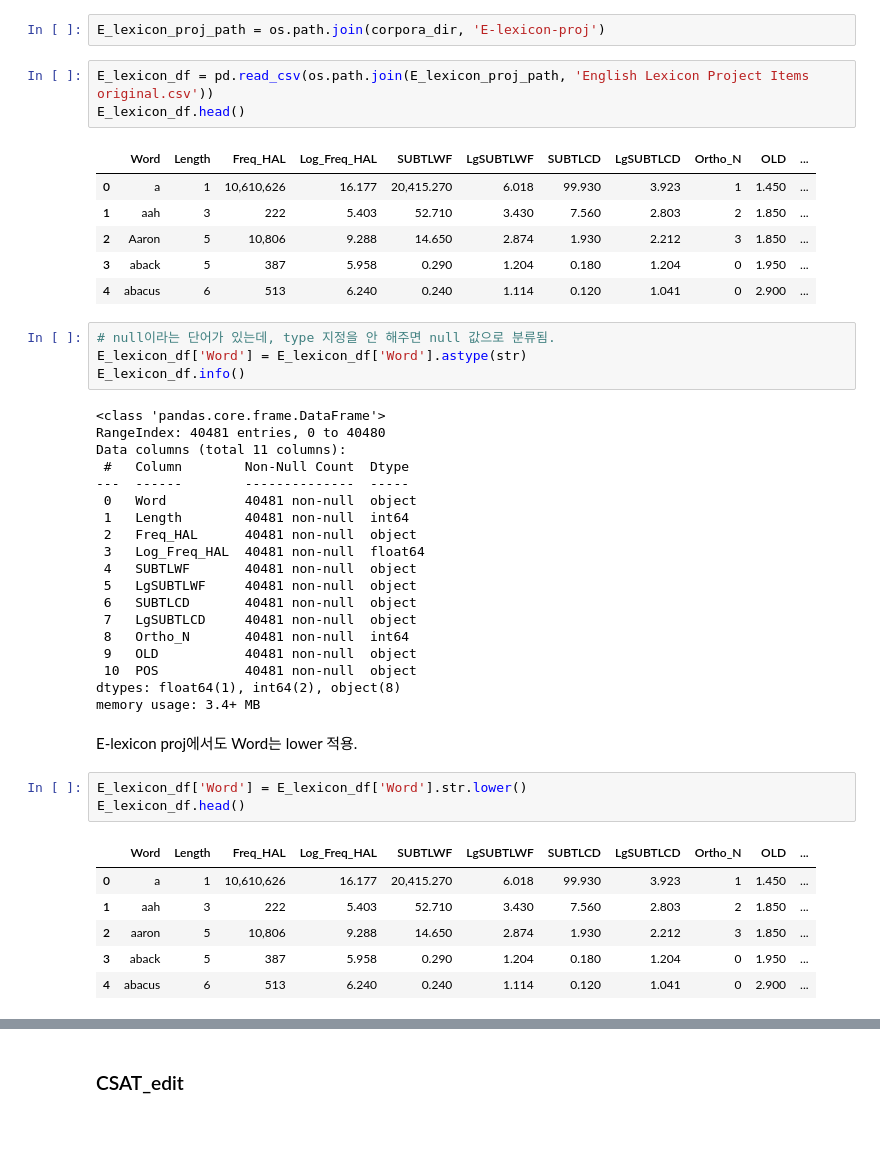
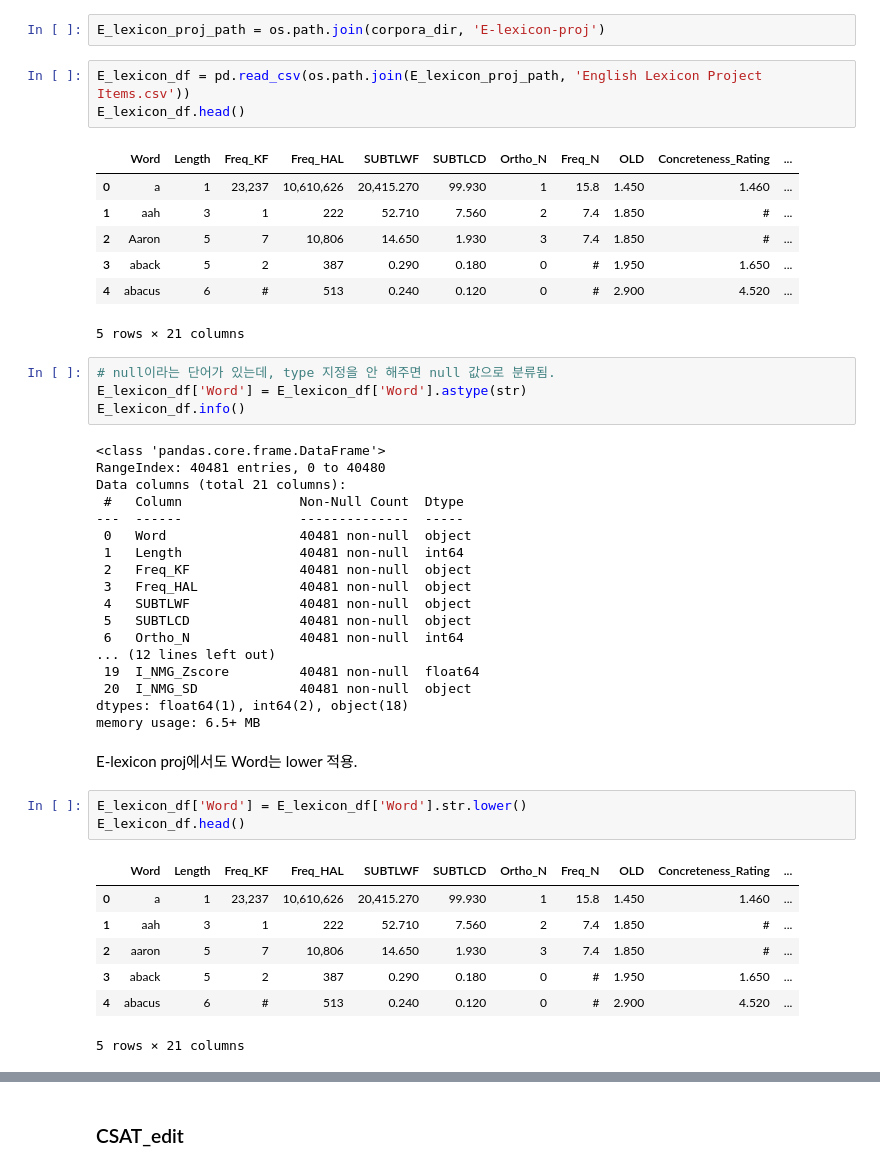
Before and after one commit to irregular6612/english-corpus-comparison, a Jupyter notebook: src/notebooks/corpus_merging.ipynb, the cells around one changed output, grey strips where cells are left out. Drawn from its saved outputs; the diff is of its cells as text; blank space fills up the shorter version.

```diff
--- a/src/notebooks/corpus_merging.ipynb
+++ b/src/notebooks/corpus_merging.ipynb
@@ -225,15 +225,16 @@ E-lexicon proj를 보면, a의 orthographic N이 1이다. 즉, b,c,d,e 같이
 # %%
 E_lexicon_proj_path = os.path.join(corpora_dir, 'E-lexicon-proj')
 # %%
-E_lexicon_df = pd.read_csv(os.path.join(E_lexicon_proj_path, 'English Lexicon Project Items original.csv'))
+E_lexicon_df = pd.read_csv(os.path.join(E_lexicon_proj_path, 'English Lexicon Project Items.csv'))
 E_lexicon_df.head()
 # %% [output]
-|  | Word | Length | Freq_HAL | Log_Freq_HAL | SUBTLWF | LgSUBTLWF | SUBTLCD | LgSUBTLCD | Ortho_N | OLD | ... |
-| 0 | a | 1 | 10,610,626 | 16.177 | 20,415.270 | 6.018 | 99.930 | 3.923 | 1 | 1.450 | ... |
-| 1 | aah | 3 | 222 | 5.403 | 52.710 | 3.430 | 7.560 | 2.803 | 2 | 1.850 | ... |
-| 2 | Aaron | 5 | 10,806 | 9.288 | 14.650 | 2.874 | 1.930 | 2.212 | 3 | 1.850 | ... |
-| 3 | aback | 5 | 387 | 5.958 | 0.290 | 1.204 | 0.180 | 1.204 | 0 | 1.950 | ... |
-| 4 | abacus | 6 | 513 | 6.240 | 0.240 | 1.114 | 0.120 | 1.041 | 0 | 2.900 | ... |
+|  | Word | Length | Freq_KF | Freq_HAL | SUBTLWF | SUBTLCD | Ortho_N | Freq_N | OLD | Concreteness_Rating | ... |
+| 0 | a | 1 | 23,237 | 10,610,626 | 20,415.270 | 99.930 | 1 | 15.8 | 1.450 | 1.460 | ... |
+| 1 | aah | 3 | 1 | 222 | 52.710 | 7.560 | 2 | 7.4 | 1.850 | # | ... |
+| 2 | Aaron | 5 | 7 | 10,806 | 14.650 | 1.930 | 3 | 7.4 | 1.850 | # | ... |
+| 3 | aback | 5 | 2 | 387 | 0.290 | 0.180 | 0 | # | 1.950 | 1.650 | ... |
+| 4 | abacus | 6 | # | 513 | 0.240 | 0.120 | 0 | # | 2.900 | 4.520 | ... |
+5 rows × 21 columns
 # %%
 # null이라는 단어가 있는데, type 지정을 안 해주면 null 값으로 분류됨.
 E_lexicon_df['Word'] = E_lexicon_df['Word'].astype(str)
@@ -241,34 +242,34 @@ E_lexicon_df.info()
 # %% [output]
 <class 'pandas.core.frame.DataFrame'>
 RangeIndex: 40481 entries, 0 to 40480
-Data columns (total 11 columns):
- #   Column        Non-Null Count  Dtype
----  ------        --------------  -----
- 0   Word          40481 non-null  object
- 1   Length        40481 non-null  int64
- 2   Freq_HAL      40481 non-null  object
- 3   Log_Freq_HAL  40481 non-null  float64
- 4   SUBTLWF       40481 non-null  object
- 5   LgSUBTLWF     40481 non-null  object
- 6   SUBTLCD       40481 non-null  object
- 7   LgSUBTLCD     40481 non-null  object
- 8   Ortho_N       40481 non-null  int64
- 9   OLD           40481 non-null  object
- 10  POS           40481 non-null  object
-dtypes: float64(1), int64(2), object(8)
-memory usage: 3.4+ MB
+Data columns (total 21 columns):
+ #   Column               Non-Null Count  Dtype
+---  ------               --------------  -----
+ 0   Word                 40481 non-null  object
+ 1   Length               40481 non-null  int64
+ 2   Freq_KF              40481 non-null  object
+ 3   Freq_HAL             40481 non-null  object
+ 4   SUBTLWF              40481 non-null  object
+ 5   SUBTLCD              40481 non-null  object
+ 6   Ortho_N              40481 non-null  int64
+... (12 lines left out)
+ 19  I_NMG_Zscore         40481 non-null  float64
+ 20  I_NMG_SD             40481 non-null  object
+dtypes: float64(1), int64(2), object(18)
+memory usage: 6.5+ MB
 # %% [markdown]
 E-lexicon proj에서도 Word는 lower 적용.
 # %%
 E_lexicon_df['Word'] = E_lexicon_df['Word'].str.lower()
 E_lexicon_df.head()
 # %% [output]
-|  | Word | Length | Freq_HAL | Log_Freq_HAL | SUBTLWF | LgSUBTLWF | SUBTLCD | LgSUBTLCD | Ortho_N | OLD | ... |
-| 0 | a | 1 | 10,610,626 | 16.177 | 20,415.270 | 6.018 | 99.930 | 3.923 | 1 | 1.450 | ... |
-| 1 | aah | 3 | 222 | 5.403 | 52.710 | 3.430 | 7.560 | 2.803 | 2 | 1.850 | ... |
-| 2 | aaron | 5 | 10,806 | 9.288 | 14.650 | 2.874 | 1.930 | 2.212 | 3 | 1.850 | ... |
-| 3 | aback | 5 | 387 | 5.958 | 0.290 | 1.204 | 0.180 | 1.204 | 0 | 1.950 | ... |
-| 4 | abacus | 6 | 513 | 6.240 | 0.240 | 1.114 | 0.120 | 1.041 | 0 | 2.900 | ... |
+|  | Word | Length | Freq_KF | Freq_HAL | SUBTLWF | SUBTLCD | Ortho_N | Freq_N | OLD | Concreteness_Rating | ... |
+| 0 | a | 1 | 23,237 | 10,610,626 | 20,415.270 | 99.930 | 1 | 15.8 | 1.450 | 1.460 | ... |
+| 1 | aah | 3 | 1 | 222 | 52.710 | 7.560 | 2 | 7.4 | 1.850 | # | ... |
+| 2 | aaron | 5 | 7 | 10,806 | 14.650 | 1.930 | 3 | 7.4 | 1.850 | # | ... |
+| 3 | aback | 5 | 2 | 387 | 0.290 | 0.180 | 0 | # | 1.950 | 1.650 | ... |
+| 4 | abacus | 6 | # | 513 | 0.240 | 0.120 | 0 | # | 2.900 | 4.520 | ... |
+5 rows × 21 columns
 # %%
 E_lexicon_df.info()
 # %% [output]
```
Also changed, not shown: parts of 30 cells of this notebook.
